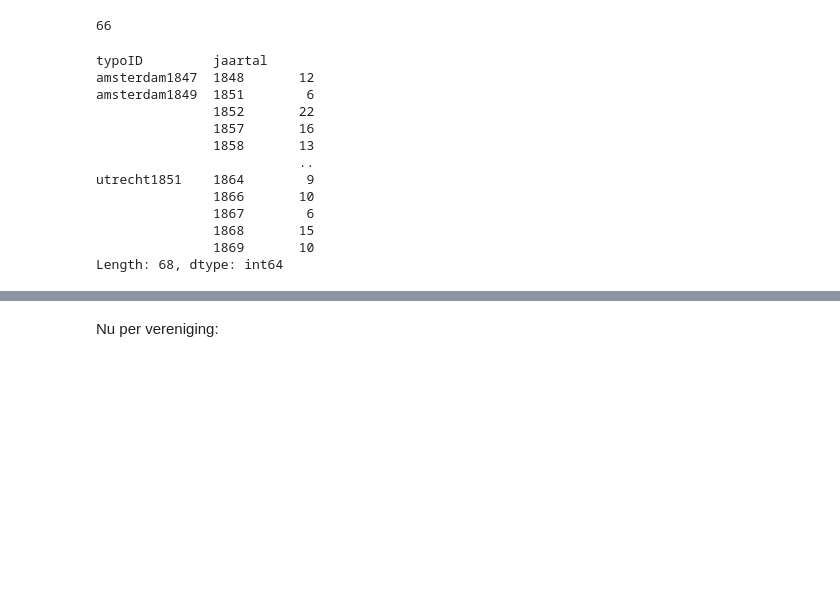
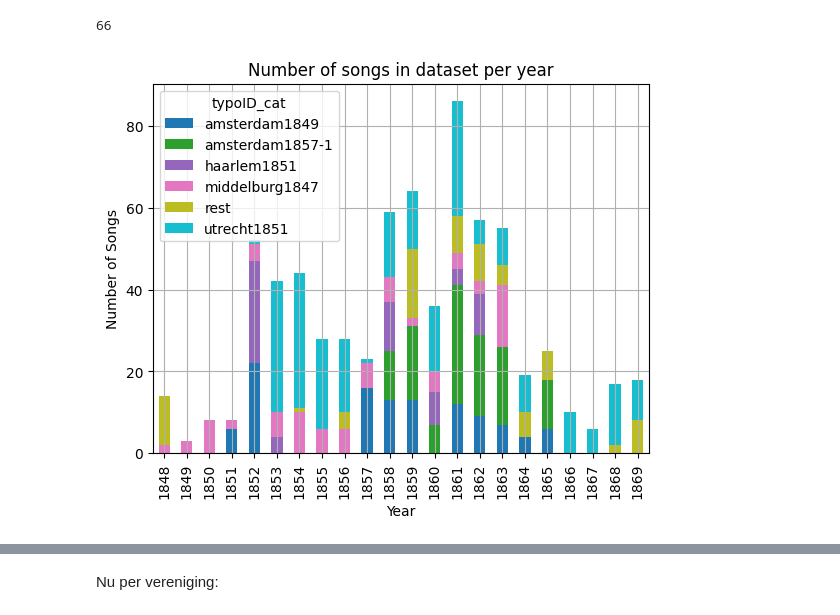
Before and after one commit to ivozandhuis/tv-liedjes, a Jupyter notebook: analysis-songs.ipynb, the cells around one changed output, grey strips where cells are left out. Cells and saved outputs as stored; diff of their text form; code cells hidden in the pictures; blank space fills up the shorter version.

Commit message:
Analysed the number of songs per year per tv

```diff
--- a/analysis-songs.ipynb
+++ b/analysis-songs.ipynb
@@ -49,19 +50,29 @@ Text(0, 0.5, 'number of songs')
 count_songs_per_year.size()['1863']
 # %% [output]
 66
-# %%
-df.groupby(['typoID','jaartal']).size()
-# %% [output]
-typoID         jaartal
-amsterdam1847  1848       12
-amsterdam1849  1851        6
-               1852       22
-               1857       16
-               1858       13
-                          ..
-utrecht1851    1864        9
-               1866       10
-               1867        6
-               1868       15
-               1869       10
-Length: 68, dtype: int64
+# %%
+df['typoID_cat'] = df['typoID']
+df.loc[df['typoID'] == 'amsterdam1847', 'typoID_cat'] = 'rest'
+df.loc[df['typoID'] == 'arnhem1849', 'typoID_cat'] = 'rest'
+df.loc[df['typoID'] == 'denbosch1849', 'typoID_cat'] = 'rest'
+df.loc[df['typoID'] == 'gorinchem1856', 'typoID_cat'] = 'rest'
+df.loc[df['typoID'] == 'leiden1854', 'typoID_cat'] = 'rest'
+# %%
+
+# Group by 'jaartal' and 'typoID' and count occurrences
+count_songs_per_year_per_tv = df.groupby(['jaartal', 'typoID_cat']).size().unstack(fill_value=0)
+
+# Plotting the stacked bar chart
+ax = count_songs_per_year_per_tv.plot(kind='bar', stacked=True, title="Number of songs in dataset per year", colormap='tab10', grid=True)
+
+# Setting the x-axis limit
+ax.set_xlim(-0.5, len(count_songs_per_year_per_tv) - 0.5)  # Adjust xlim according to number of bars
+
+# Adding labels
+ax.set_xlabel('Year')
+ax.set_ylabel('Number of Songs')
+
+# Display the plot
+plt.show()
+# %% [output]
+[figure, added]
```
Also changed, not shown: parts of 3 cells of this notebook.
